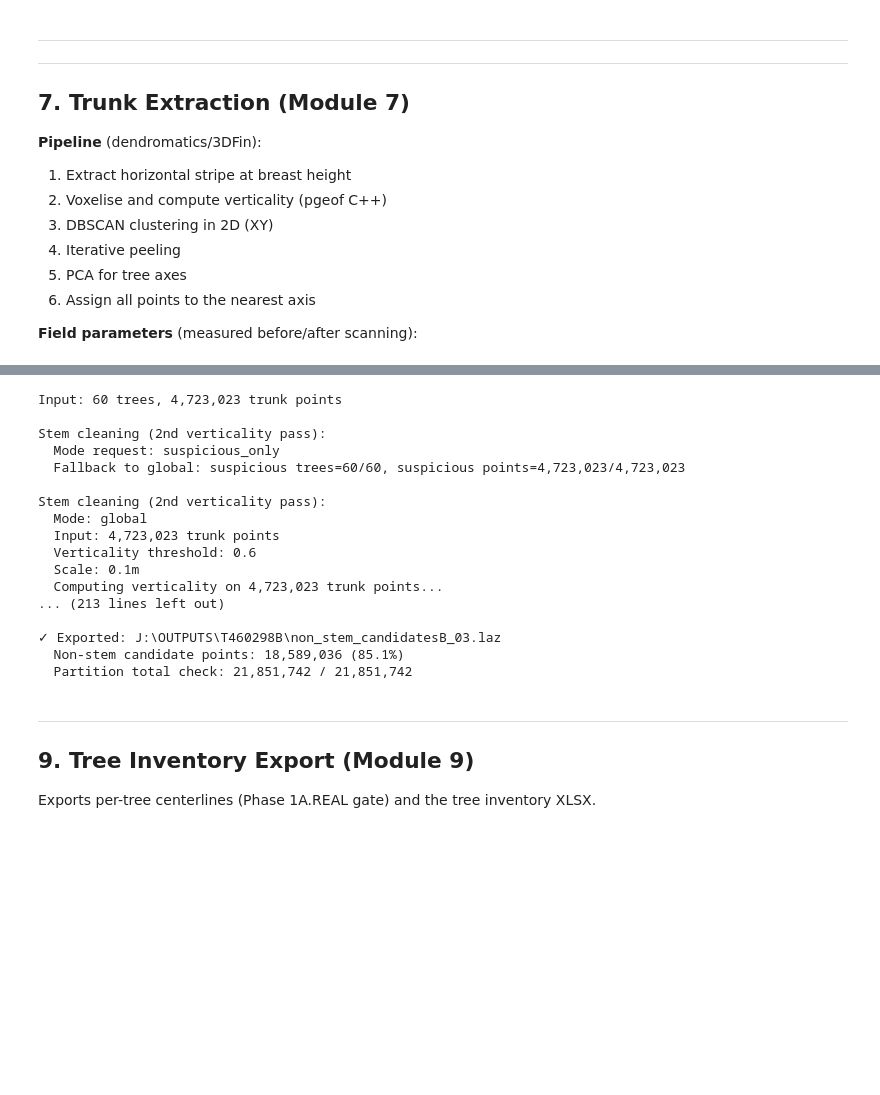
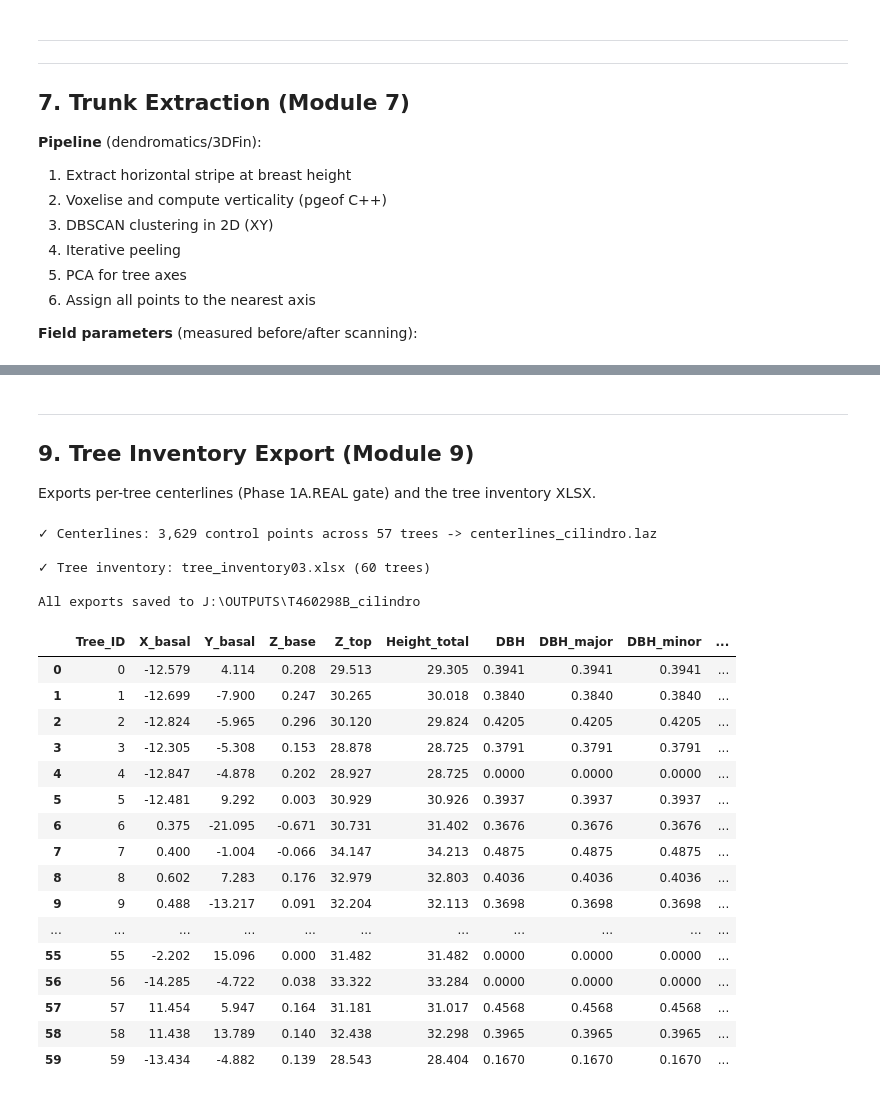
Before and after one commit to georadical/ps_lidar, a Jupyter notebook: notebooks/01_playground.ipynb, the cells around one changed output, grey strips where cells are left out. Saved outputs shown, nothing was run; the diff lists cells and outputs as text; code cells hidden in the pictures; blank space fills up the shorter version.

```diff
--- a/notebooks/01_playground.ipynb
+++ b/notebooks/01_playground.ipynb
@@ -358,7 +358,7 @@ MIN_CLUSTER_PTS = 500     # minimum voxels per stem cluster
 # wrapped in a TrunkExtractionResult shim so downstream cells (20, 22)
 # keep working unchanged. The tracking path retires the straight-cylinder
 # limitation that loses flanks of inclined / curved stems.
-USE_TRACKING_ASSIGNMENT = False
+USE_TRACKING_ASSIGNMENT = True
 TRACKING_RANDOM_SEED = 2026  # reproducible RANSAC inside the tracking chain
 
 # ---- OPTIONAL BASAL ANCHOR REFINEMENT ----
@@ -606,8 +641,32 @@ from src.core.features import compute_exportable_geometry_features
 from src.core.io import export_point_cloud
 from src.core.trunk_audit import build_trunk_audit_table, export_trunk_audit_table
 
-OUTPUT_DIR = Path("J:/OUTPUTS/T460298B")
+OUTPUT_DIR = Path("J:/OUTPUTS/T460298B_cilindro")
 OUTPUT_DIR.mkdir(parents=True, exist_ok=True)
+
+# === DIAGNOSTIC: raw tracking export (GS.8, before clean_stems) ===
+# Only fires when USE_TRACKING_ASSIGNMENT is True. Exports the points
+# selected by trunk_result.trunk_mask exactly as the tracking shim
+# produced them — no clean_stems cylinder, no section filtering.
+# Compare against trunks_validatedB_*.laz (which runs the full
+# clean_stems + filter_trees pipeline) to isolate where the curved-
+# stem flanks are lost: appearing here but not in trunks_validated
+# means clean_stems' per-tree cylinder is the culprit and GS.9a is
+# the right next step.
+if USE_TRACKING_ASSIGNMENT:
+    _raw_mask = trunk_result.trunk_mask
+    _raw_pts = veg_normalized[_raw_mask]
+    _raw_ids = np.clip(trunk_result.tree_ids[_raw_mask], 0, 254).astype(np.uint8)
+    _raw_path = OUTPUT_DIR / 'trunks_assigned_raw.laz'
+    export_point_cloud(
+        _raw_path, _raw_pts,
+        classification=_raw_ids, point_format=6,
+    )
+    print(
+        f'[diagnostic] tracking-raw export: {len(_raw_pts):,} pts '
+        f'across {trunk_result.n_trees} trees -> {_raw_path.name}'
+    )
+
 
 trunk_audit_df = build_trunk_audit_table(
     veg_normalized,
@@ -619,7 +678,7 @@ trunk_audit_df = build_trunk_audit_table(
 )
 audit_csv_path = export_trunk_audit_table(
     trunk_audit_df,
-    OUTPUT_DIR / "trunk_auditB_02.csv",
+    OUTPUT_DIR / "trunk_auditB_cilindro.csv",
 )
 print(f"✓ Trunk audit: {audit_csv_path.name} ({len(trunk_audit_df)} candidates)")
 
@@ -698,8 +757,8 @@ non_stem_features = (
 )
 non_stem_classification = np.zeros(len(non_stem_points), dtype=np.uint8)
 
-stem_output = OUTPUT_DIR / "trunks_validatedB_03.laz"
-non_stem_output = OUTPUT_DIR / "non_stem_candidatesB_03.laz"
+stem_output = OUTPUT_DIR / "trunks_validatedB_cilindro.laz"
+non_stem_output = OUTPUT_DIR / "non_stem_candidatesB_cilindro.laz"
 
 export_point_cloud(
     stem_output,
@@ -725,24 +784,6 @@ print(f"  Removed by cleaning: {cleaning_result.n_points_removed:,} non-vertical
 print(f"\n✓ Exported: {non_stem_output}")
 print(f"  Non-stem candidate points: {len(non_stem_points):,} ({non_stem_pct:.1%})")
 print(f"  Partition total check: {len(stem_points) + len(non_stem_points):,} / {total_points:,}")
-# %% [output]
-Input: 60 trees, 4,723,023 trunk points
-
-Stem cleaning (2nd verticality pass):
-  Mode request: suspicious_only
-  Fallback to global: suspicious trees=60/60, suspicious points=4,723,023/4,723,023
-
-Stem cleaning (2nd verticality pass):
-  Mode: global
-  Input: 4,723,023 trunk points
-  Verticality threshold: 0.6
-  Scale: 0.1m
-  Computing verticality on 4,723,023 trunk points...
-... (213 lines left out)
-
-✓ Exported: J:\OUTPUTS\T460298B\non_stem_candidatesB_03.laz
-  Non-stem candidate points: 18,589,036 (85.1%)
-  Partition total check: 21,851,742 / 21,851,742
 # %% [markdown]
 <!-- CELL 21 -->
 ---
@@ -764,7 +805,7 @@ from pathlib import Path
 import numpy as np
 import pandas as pd
 
-OUTPUT_DIR = Path("J:/OUTPUTS/T460298B")
+OUTPUT_DIR = Path("J:/OUTPUTS/T460298B_cilindro")
 OUTPUT_DIR.mkdir(parents=True, exist_ok=True)
 
 # Set True to export the per-tree piecewise centerlines (Improvement 1,
@@ -792,7 +833,7 @@ if EXPORT_CENTERLINES:
     if centerline_points:
         centerline_xyz = np.vstack(centerline_points)
         centerline_class = np.concatenate(centerline_ids)
-        centerline_path = OUTPUT_DIR / "centerlines03.laz"
+        centerline_path = OUTPUT_DIR / "centerlines_cilindro.laz"
         export_point_cloud(
             centerline_path,
             centerline_xyz,
@@ -818,33 +859,56 @@ metrics = compute_tree_metrics(
 )
 df_metrics = tree_metrics_to_dataframe(metrics)
 
 # Merge with the basal-stripe centroid (X, Y) from trunk_result.tree_axes
 # — the section centre at DBH is geometrically different and lives in
 # section_result.X_c / Y_c if you want it separately.
 centroid_rows = [
     {"Tree_ID": int(ax["tree_id"]),
      "X_basal": round(float(ax["centroid"][0]), 3),
      "Y_basal": round(float(ax["centroid"][1]), 3)}
     for ax in trunk_result.tree_axes
 ]
 df_centroids = pd.DataFrame(centroid_rows)
 df = df_metrics.merge(df_centroids, on="Tree_ID", how="left")
 
 # Re-order columns: identification → location → height → DBH → ovality
 df = df[[
     "Tree_ID", "X_basal", "Y_basal",
     "Z_base", "Z_top", "Height_total",
     "DBH", "DBH_major", "DBH_minor",
     "Ovality_at_DBH", "Is_oval_at_DBH",
     "Valid_at_DBH", "DBH_section_height",
     "N_points", "N_valid_sections",
 ]]
 xlsx_path = OUTPUT_DIR / "tree_inventory03.xlsx"
 df.to_excel(xlsx_path, index=False, sheet_name="Tree Inventory")
 
 print(f"\n✓ Tree inventory: {xlsx_path.name} ({len(df)} trees)")
 print(f"\nAll exports saved to {OUTPUT_DIR}")
 df
+# %% [output]
+✓ Centerlines: 3,629 control points across 57 trees -> centerlines_cilindro.laz
+
+✓ Tree inventory: tree_inventory03.xlsx (60 trees)
+
+All exports saved to J:\OUTPUTS\T460298B_cilindro
+|  | Tree_ID | X_basal | Y_basal | Z_base | Z_top | Height_total | DBH | DBH_major | DBH_minor | ... |
+| 0 | 0 | -12.579 | 4.114 | 0.208 | 29.513 | 29.305 | 0.3941 | 0.3941 | 0.3941 | ... |
+| 1 | 1 | -12.699 | -7.900 | 0.247 | 30.265 | 30.018 | 0.3840 | 0.3840 | 0.3840 | ... |
+| 2 | 2 | -12.824 | -5.965 | 0.296 | 30.120 | 29.824 | 0.4205 | 0.4205 | 0.4205 | ... |
+| 3 | 3 | -12.305 | -5.308 | 0.153 | 28.878 | 28.725 | 0.3791 | 0.3791 | 0.3791 | ... |
+| 4 | 4 | -12.847 | -4.878 | 0.202 | 28.927 | 28.725 | 0.0000 | 0.0000 | 0.0000 | ... |
+| 5 | 5 | -12.481 | 9.292 | 0.003 | 30.929 | 30.926 | 0.3937 | 0.3937 | 0.3937 | ... |
+| 6 | 6 | 0.375 | -21.095 | -0.671 | 30.731 | 31.402 | 0.3676 | 0.3676 | 0.3676 | ... |
+| 7 | 7 | 0.400 | -1.004 | -0.066 | 34.147 | 34.213 | 0.4875 | 0.4875 | 0.4875 | ... |
+| 8 | 8 | 0.602 | 7.283 | 0.176 | 32.979 | 32.803 | 0.4036 | 0.4036 | 0.4036 | ... |
+| 9 | 9 | 0.488 | -13.217 | 0.091 | 32.204 | 32.113 | 0.3698 | 0.3698 | 0.3698 | ... |
+| ... | ... | ... | ... | ... | ... | ... | ... | ... | ... | ... |
+| 55 | 55 | -2.202 | 15.096 | 0.000 | 31.482 | 31.482 | 0.0000 | 0.0000 | 0.0000 | ... |
+| 56 | 56 | -14.285 | -4.722 | 0.038 | 33.322 | 33.284 | 0.0000 | 0.0000 | 0.0000 | ... |
+| 57 | 57 | 11.454 | 5.947 | 0.164 | 31.181 | 31.017 | 0.4568 | 0.4568 | 0.4568 | ... |
+| 58 | 58 | 11.438 | 13.789 | 0.140 | 32.438 | 32.298 | 0.3965 | 0.3965 | 0.3965 | ... |
+| 59 | 59 | -13.434 | -4.882 | 0.139 | 28.543 | 28.404 | 0.1670 | 0.1670 | 0.1670 | ... |
 # %%
 # ==============================================================
 # VIEWER EXPORT — Mejora 1 web viewer (V.0)
```
Also changed, not shown: parts of 2 cells of this notebook.
